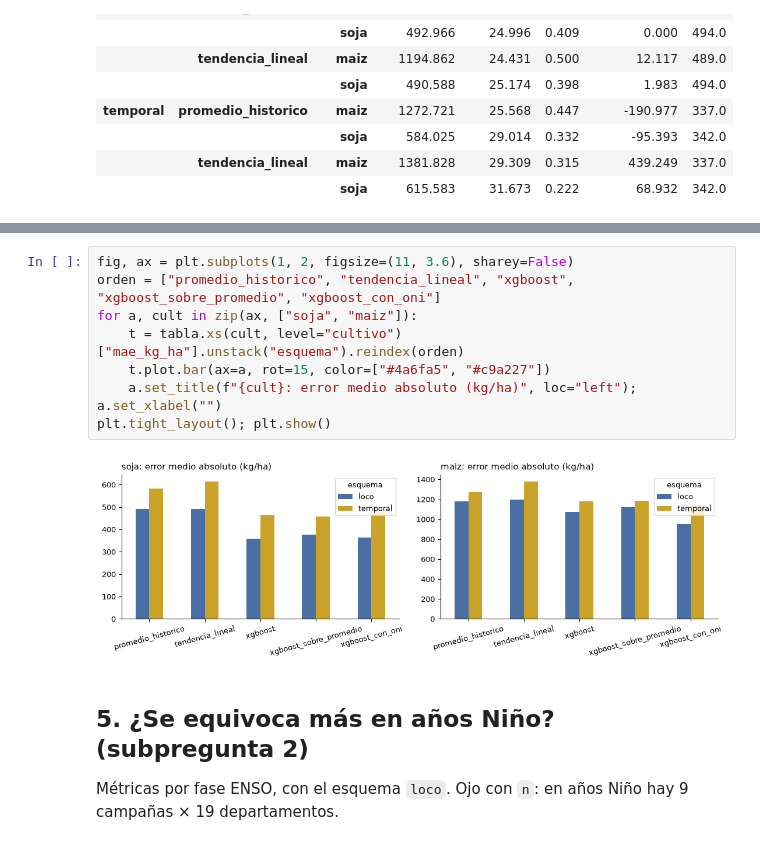
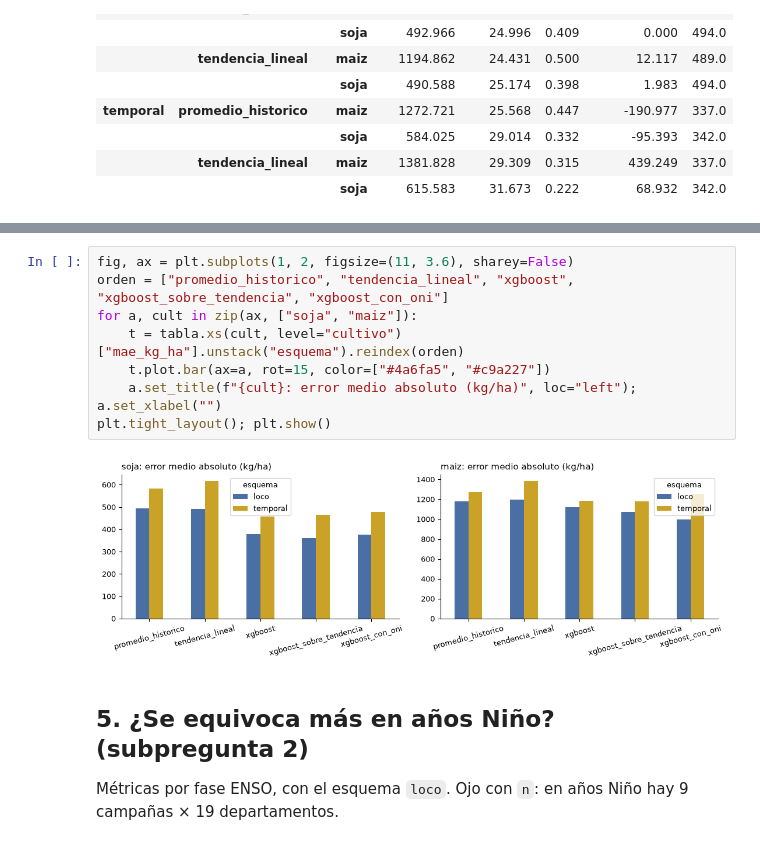
Before and after one commit to imas-Tech-Club/AnalisisAgroClimatico, a Jupyter notebook: notebooks/frente4_validacion_lineas_base_xgboost.ipynb, the cells around one changed output, grey strips where cells are left out. Cells and saved outputs as stored; diff of their text form.

```diff
--- a/notebooks/frente4_validacion_lineas_base_xgboost.ipynb
+++ b/notebooks/frente4_validacion_lineas_base_xgboost.ipynb
@@ -141,13 +146,13 @@ tabla
 # %%
 fig, ax = plt.subplots(1, 2, figsize=(11, 3.6), sharey=False)
-orden = ["promedio_historico", "tendencia_lineal", "xgboost", "xgboost_sobre_promedio", "xgboost_con_oni"]
+orden = ["promedio_historico", "tendencia_lineal", "xgboost", "xgboost_sobre_tendencia", "xgboost_con_oni"]
 for a, cult in zip(ax, ["soja", "maiz"]):
     t = tabla.xs(cult, level="cultivo")["mae_kg_ha"].unstack("esquema").reindex(orden)
     t.plot.bar(ax=a, rot=15, color=["#4a6fa5", "#c9a227"])
     a.set_title(f"{cult}: error medio absoluto (kg/ha)", loc="left"); a.set_xlabel("")
 plt.tight_layout(); plt.show()
 # %% [output]
-[figure, old version]
+[figure, new version]
 # %% [markdown]
 ## 5. ¿Se equivoca más en años Niño? (subpregunta 2)
 
```
Also changed, not shown: parts of 19 cells of this notebook, 13 other files.
